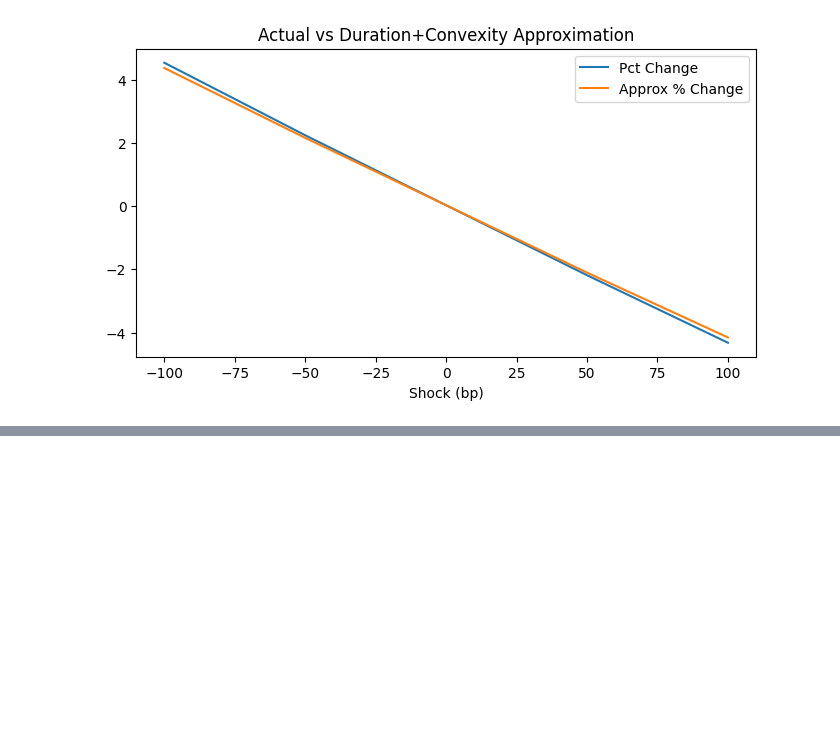
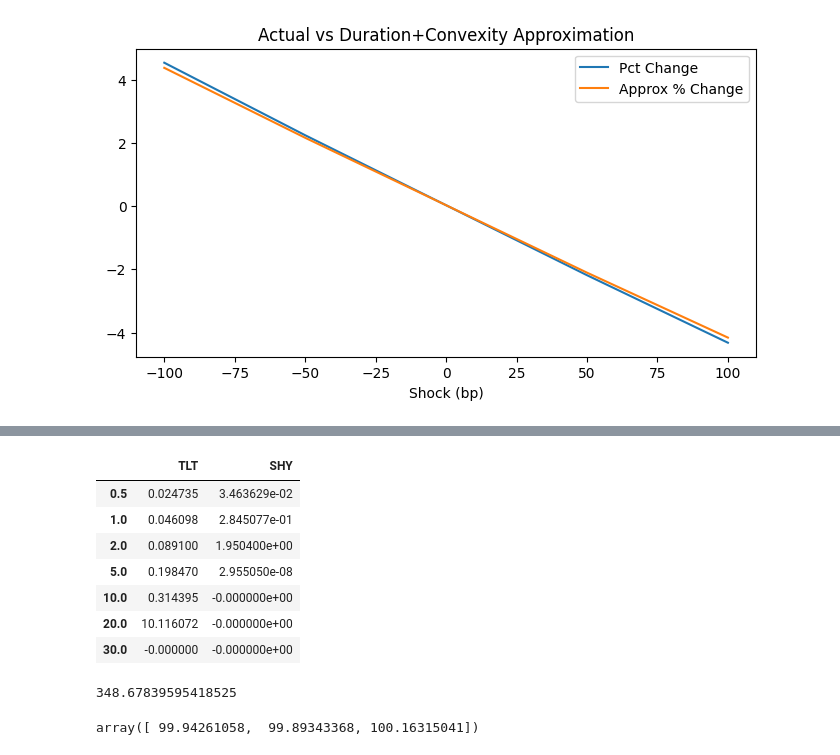
Before and after one commit to labi22/yield-curve-and-bond-valuation, a Jupyter notebook: yield_curve_explore.ipynb, the cells around one changed output, grey strips where cells are left out. Drawn from its saved outputs; the diff is of its cells as text; code cells hidden in the pictures; blank space fills up the shorter version.

```diff
--- a/yield_curve_explore.ipynb
+++ b/yield_curve_explore.ipynb
@@ -256,0 +264,71 @@ modified_duration
+# %%
+bond_tlt = Bond(
+    maturity=20,
+    coupon_rate=0.03,
+    face_value=100,
+    frequency=2
+)
+
+bond_shy = Bond(
+    maturity=2,
+    coupon_rate=0.02,
+    face_value=100,
+    frequency=2
+)
+# %%
+KEY_RATES = np.array([0.5, 1, 2, 5, 10, 20, 30])
+
+tlt_krd = {
+    k: key_rate_duration(bond_tlt, yc, k)
+    for k in KEY_RATES
+}
+
+shy_krd = {
+    k: key_rate_duration(bond_shy, yc, k)
+    for k in KEY_RATES
+}
+
+pd.DataFrame({
+    "TLT": tlt_krd,
+    "SHY": shy_krd
+})
+# %% [output]
+|  | TLT | SHY |
+| 0.5 | 0.024735 | 3.463629e-02 |
+| 1.0 | 0.046098 | 2.845077e-01 |
+| 2.0 | 0.089100 | 1.950400e+00 |
+| 5.0 | 0.198470 | 2.955050e-08 |
+| 10.0 | 0.314395 | -0.000000e+00 |
+| 20.0 | 10.116072 | -0.000000e+00 |
+| 30.0 | -0.000000 | -0.000000e+00 |
+# %%
+def pv_liabilities(yc, times, cfs):
+    return sum(
+        cf * yc.discount_factor(t)
+        for t, cf in zip(times, cfs)
+    )
+
+liability_times = np.array([2, 5, 10])
+liability_cfs   = np.array([100, 150, 200])
+
+PV_L0 = pv_liabilities(yc, liability_times, liability_cfs)
+
+PV_L0
+# %% [output]
+348.67839595418525
+# %%
+latest = df.iloc[-1]
+
+bond_2y = Bond(100, latest["2Y"], 2, frequency=2)
+bond_5y = Bond(100, latest["5Y"], 5, frequency=2)
+bond_10y = Bond(100, latest["10Y"], 10, frequency=2)
+
+hedge_bonds = [bond_2y, bond_5y, bond_10y]
+
+prices = np.array([
+    price_bond(b, yc) for b in hedge_bonds
+])
+
+prices
+# %% [output]
+array([ 99.94261058,  99.89343368, 100.16315041])
```
Also changed, not shown: parts of 30 cells of this notebook.
